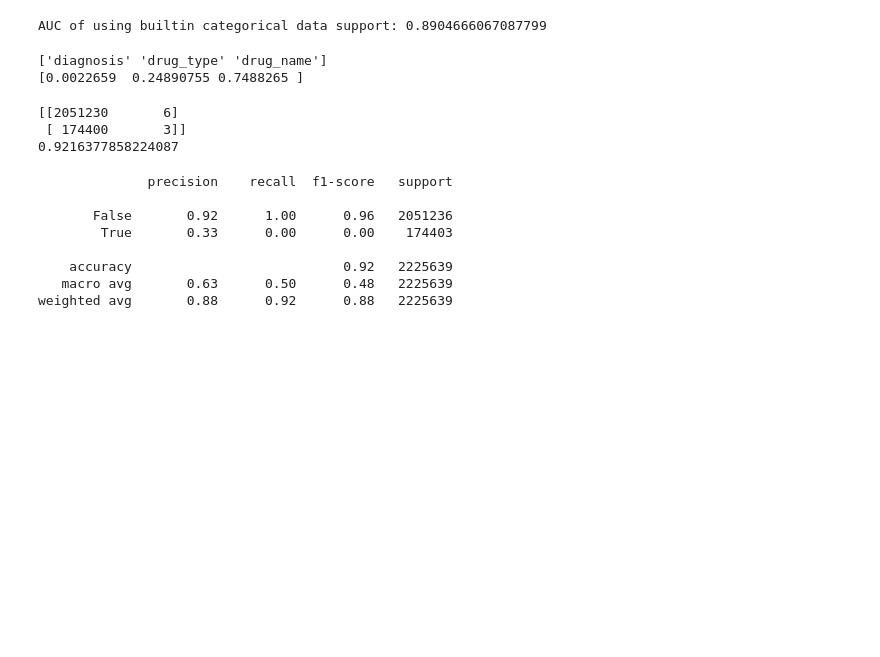
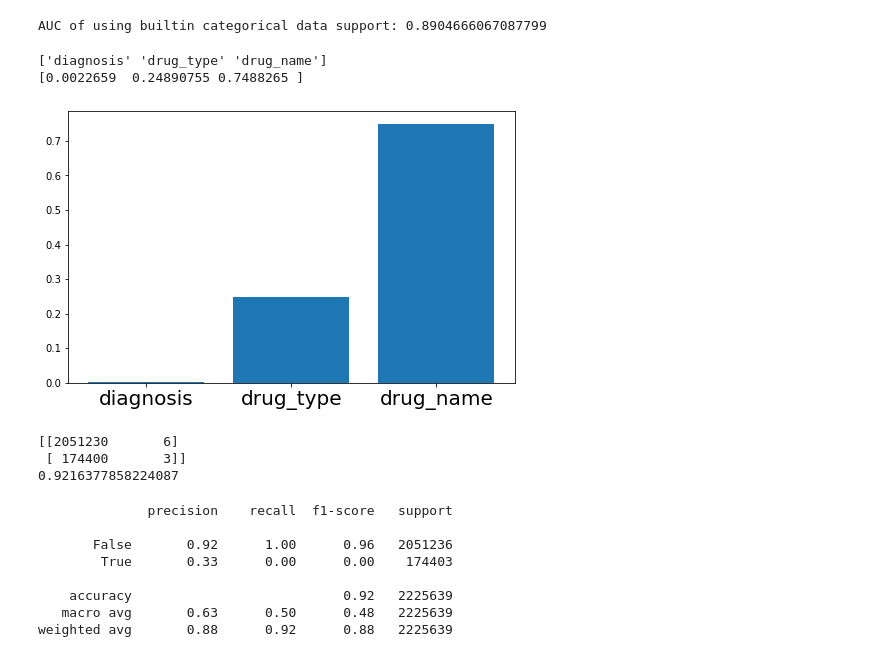
Before and after one commit to MareikeJaniak/TeamCedar_Erdos2022, a Jupyter notebook: TeamCedar_models_Mareike.ipynb, the cells around one changed output. Cells and saved outputs as stored; diff of their text form; code cells hidden in the pictures; blank space fills up the shorter version.

```diff
--- a/TeamCedar_models_Mareike.ipynb
+++ b/TeamCedar_models_Mareike.ipynb
@@ -92,5 +95,13 @@ print(clf.feature_importances_)
 # %% [output]
 ['diagnosis' 'drug_type' 'drug_name']
 [0.0022659  0.24890755 0.7488265 ]
+# %%
+# plot feature importance
+plt.figure(figsize=(8,5))
+plt.bar(clf.feature_names_in_, clf.feature_importances_)
+plt.xticks(fontsize=20)
+plt.show()
+# %% [output]
+[figure, added]
 # %%
 y_pred = clf.predict(X_test)
```
Also changed, not shown: parts of 9 cells of this notebook.
